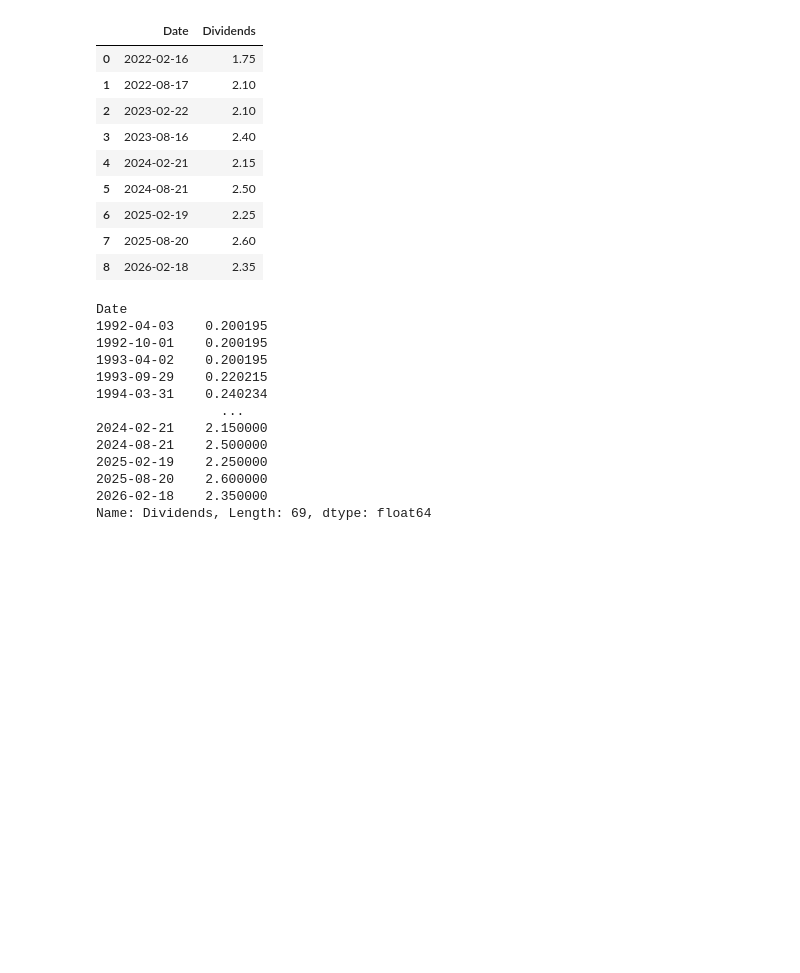
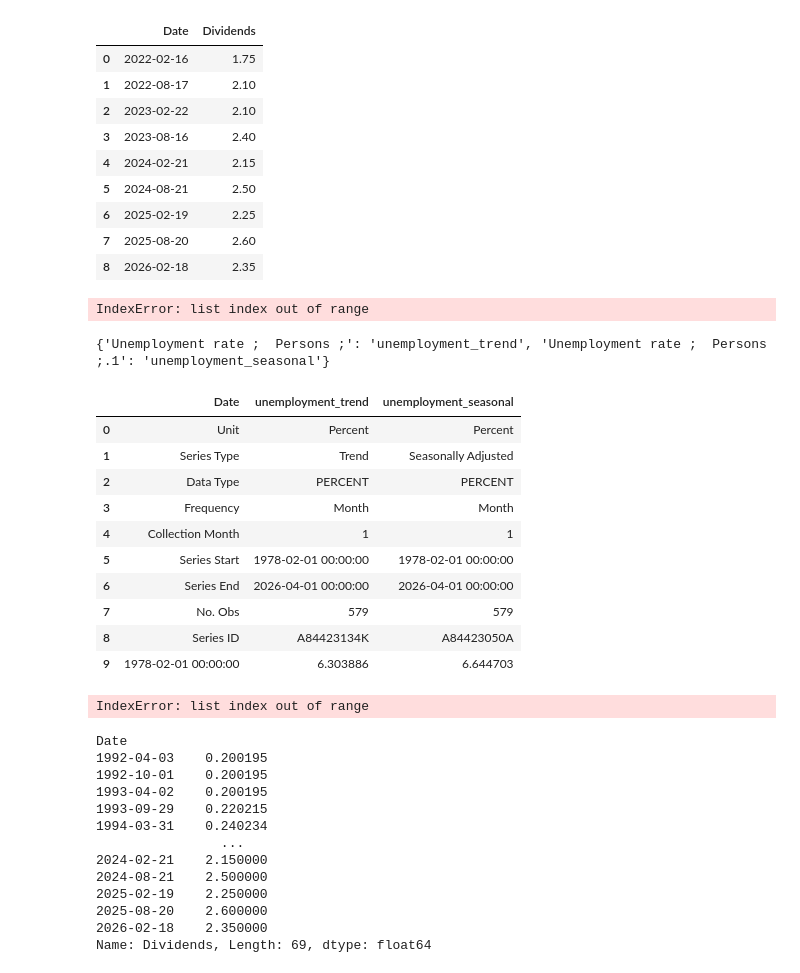
Before and after one commit to hungryfire267/systematic-equities-research, a Jupyter notebook: notebooks/run_signals.ipynb, the cells around one changed output. Cells and saved outputs as stored; diff of their text form; code cells hidden in the pictures; blank space fills up the shorter version.

Commit message:
Added macro data and signals data

```diff
--- a/notebooks/run_signals.ipynb
+++ b/notebooks/run_signals.ipynb
@@ -73,3 +73,11 @@ data = yf.download("CBA.AX", start=start_date, end=end_date, auto
 | 6 | 2025-02-19 | 2.25 |
 | 7 | 2025-08-20 | 2.60 |
 | 8 | 2026-02-18 | 2.35 |
+# %%
+import readabs as ra
+
+import pandas as pd
+
+data, meta = ra.read_abs_cat("6202.0")
+# %% [output]
+IndexError: list index out of range
@@ -75,0 +86,37 @@ data = yf.download("CBA.AX", start=start_date, end=end_date, auto
+# %%
+unemployment_url = r"https://www.abs.gov.au/statistics/labour/employment-and-unemployment/labour-force-australia/apr-2026/62020001.xlsx"
+unemployment = pd.read_excel(unemployment_url, sheet_name="Data1", header=0)
+unemployment = unemployment.set_index("Unnamed: 0")
+unemployment.index.name = "Date"
+rel_cols = unemployment.columns[unemployment.loc["Series ID"].isin(["A84423134K","A84423050A"])]
+unemployment = unemployment[rel_cols]
+series_type = list(unemployment.loc["Series Type", :])
+
+series_type_mapping = {
+    "Trend": "trend",
+    "Seasonally Adjusted": "seasonal"
+}
+
+
+feature_rename_dict = dict()
+for col_feature, col_name in zip(series_type, unemployment.columns):
+    feature_rename_dict[col_name] = "unemployment_" + series_type_mapping[col_feature]
+print(feature_rename_dict)
+
+unemployment = unemployment.rename(columns=feature_rename_dict)
+
+unemployment = unemployment.reset_index()
+unemployment.head(10)
+# %% [output]
+{'Unemployment rate ;  Persons ;': 'unemployment_trend', 'Unemployment rate ;  Persons ;.1': 'unemployment_seasonal'}
+|  | Date | unemployment_trend | unemployment_seasonal |
+| 0 | Unit | Percent | Percent |
+| 1 | Series Type | Trend | Seasonally Adjusted |
+| 2 | Data Type | PERCENT | PERCENT |
+| 3 | Frequency | Month | Month |
+| 4 | Collection Month | 1 | 1 |
+| 5 | Series Start | 1978-02-01 00:00:00 | 1978-02-01 00:00:00 |
+| 6 | Series End | 2026-04-01 00:00:00 | 2026-04-01 00:00:00 |
+| 7 | No. Obs | 579 | 579 |
+| 8 | Series ID | A84423134K | A84423050A |
+| 9 | 1978-02-01 00:00:00 | 6.303886 | 6.644703 |
@@ -76,3 +128,7 @@ data = yf.download("CBA.AX", start=start_date, end=end_date, auto
+# %%
+data, meta = ra.read_abs_cat("6202.0")
+# %% [output]
+IndexError: list index out of range
 # %%
 div_events = (
     dividends.set_index("Date")["Dividends"].sort_index()
```
Also changed, not shown: parts of 2 cells of this notebook, 7 other files.
